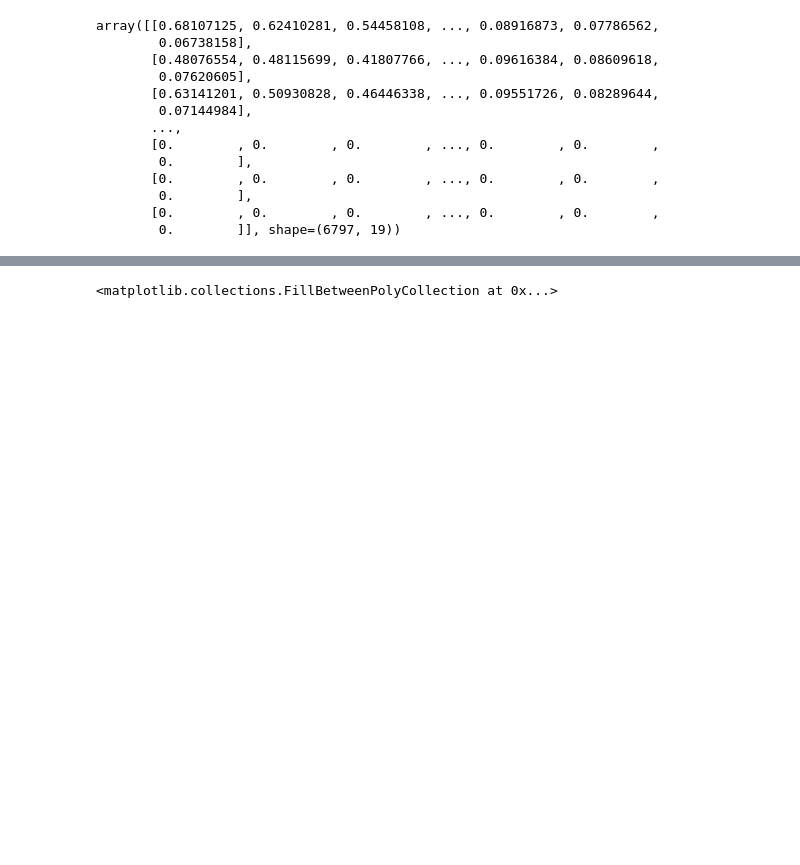
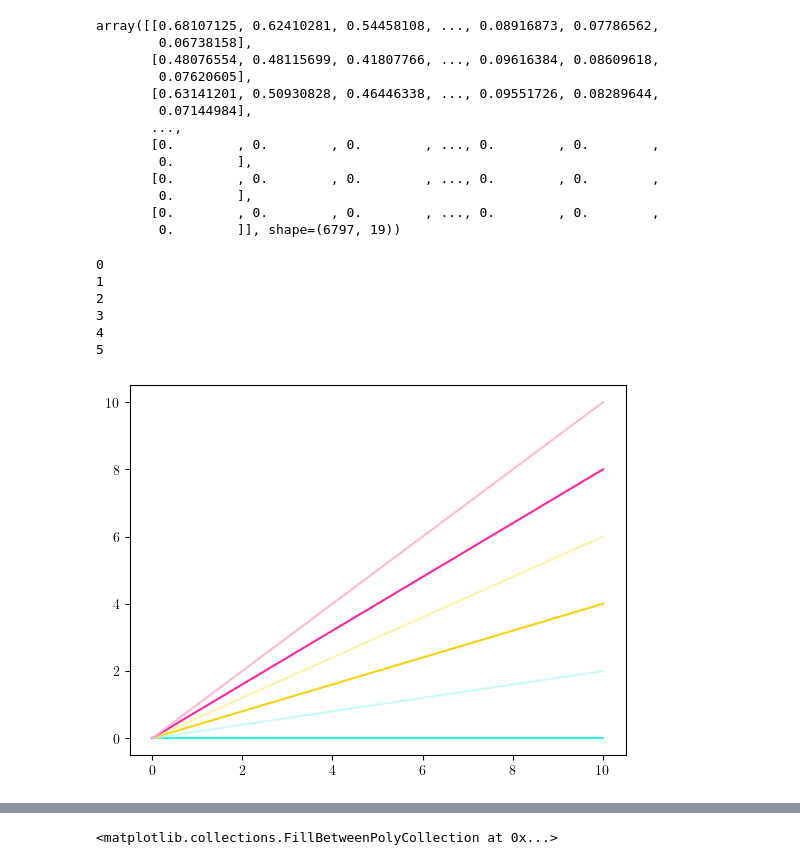
Before and after one commit to lisaleemcb/alfred, a Jupyter notebook: notebooks/paper_plots.ipynb, the cells around one changed output, grey strips where cells are left out. Saved outputs shown, nothing was run; the diff lists cells and outputs as text; code cells hidden in the pictures; blank space fills up the shorter version.

```diff
--- a/notebooks/paper_plots.ipynb
+++ b/notebooks/paper_plots.ipynb
@@ -177,3 +179,17 @@ array([[0.68107125, 0.62410281, 0.54458108, ..., 0.08916873, 0.07786562,
+# %%
+x = np.linspace(0,10)
+
+for i, col in enumerate(survey_colors):
+    print(i)
+    plt.plot(x, i * .2 * x, color=col)
+# %% [output]
+0
+1
+2
+3
+4
+5
+[figure, added]
 # %%
 fig, ax = plt.subplots(1,6, sharex=True, sharey=True, figsize=(12,5))
 fig.subplots_adjust(wspace=0.0)
```
Also changed, not shown: parts of 2 cells of this notebook, 5 other files.
